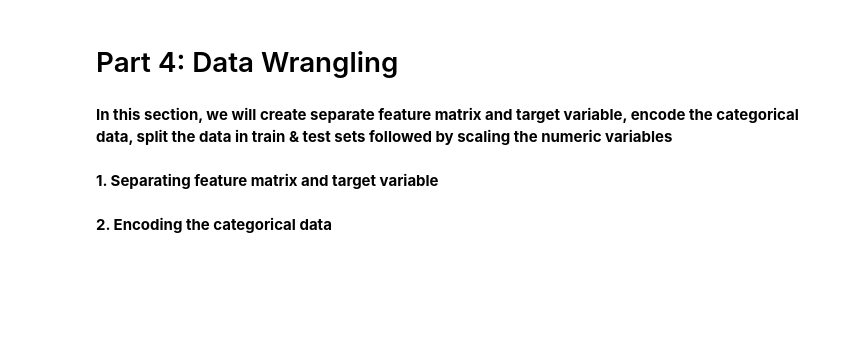
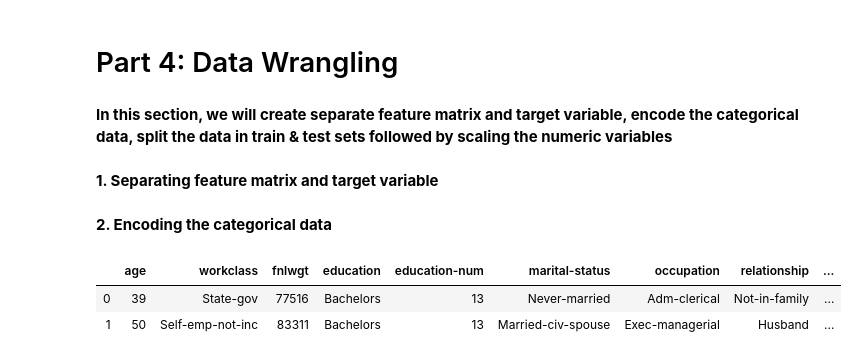
Before and after one commit to ishitashah23/learning-projects, a Jupyter notebook: Income-category Classification Project/Classification Project_Income based on Census.ipynb, the cells around one changed output. Cells and saved outputs as stored; diff of their text form; code cells hidden in the pictures; blank space fills up the shorter version.

Commit message:
Completed Data Wrangling
Separated feature and target matrix, encoded categorical variables, separated training and testing datasets and scaled numerical variables

```diff
--- a/Income-category Classification Project/Classification Project_Income based on Census.ipynb
+++ b/Income-category Classification Project/Classification Project_Income based on Census.ipynb
@@ -1,10 +1,18 @@
 # %% [markdown]
 # Part 1: Data and Libraries Setup
 # %%
+#Importing basic libraries
+
 import numpy as np
 import pandas as pd
 import matplotlib.pyplot as plt
 import seaborn as sns
+
+#Silencing common warnings
+
+import warnings
+warnings.simplefilter(action='ignore', category=FutureWarning) #Future Warning
+pd.set_option('mode.chained_assignment',None) #Silencing the Setting with Copying Warning
 # %%
 %matplotlib inline
 # %%
@@ -303,6 +309,17 @@ y = df.iloc[:,-1]
+# %%
+#We exclude capital-gain and capital-loss in the feature matrix since majority are zero values
+
+X = df.drop(['capital-gain','capital-loss','salary'],axis=1)
+y = df.iloc[:,-1]
 # %% [markdown]
 **2. Encoding the categorical data**
 # %%
 from sklearn.preprocessing import LabelEncoder
 le = LabelEncoder()
 y = le.fit_transform(y)
+# %%
+X.head(2)
+# %% [output]
+|  | age | workclass | fnlwgt | education | education-num | marital-status | occupation | relationship | ... |
+| 0 | 39 | State-gov | 77516 | Bachelors | 13 | Never-married | Adm-clerical | Not-in-family | ... |
+| 1 | 50 | Self-emp-not-inc | 83311 | Bachelors | 13 | Married-civ-spouse | Exec-managerial | Husband | ... |
```
Also changed, not shown: parts of 17 cells of this notebook.
